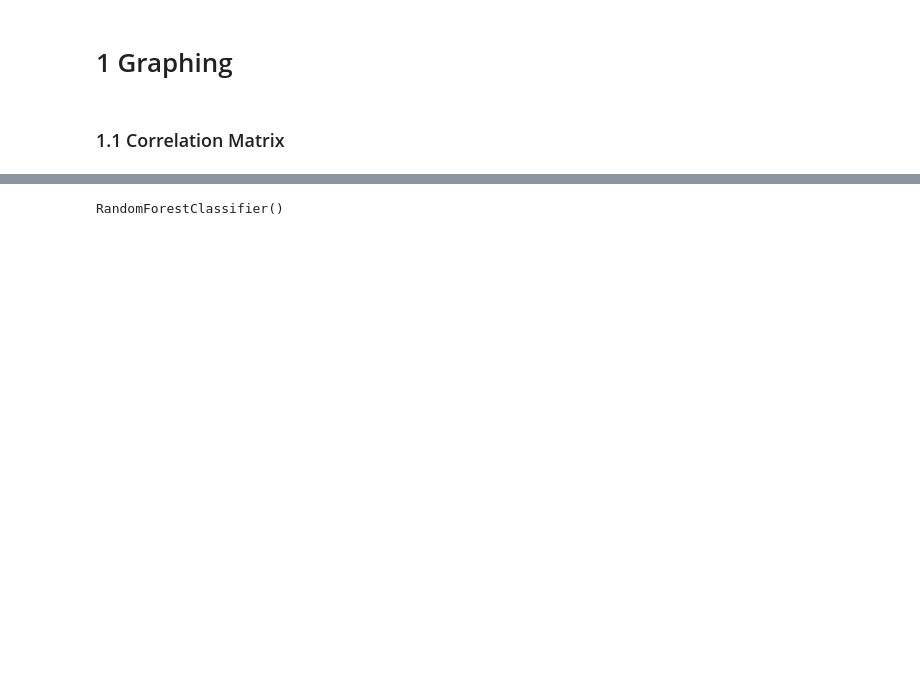
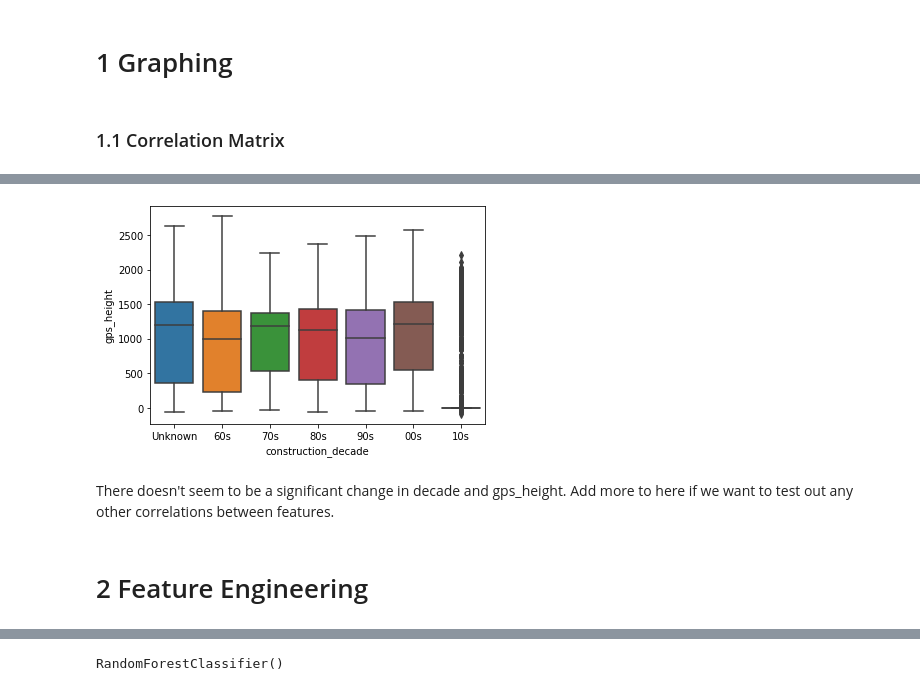
Before and after one commit to JasonErwin/dma-project, a Jupyter notebook: EDA.ipynb, the cells around one changed output, grey strips where cells are left out. Drawn from its saved outputs; the diff is of its cells as text; code cells hidden in the pictures; blank space fills up the shorter version.

```diff
--- a/EDA.ipynb
+++ b/EDA.ipynb
@@ -41,0 +49,11 @@ plt.show()
+# %%
+ax = sns.boxplot(data=df, x='construction_decade', y='gps_height')
+ax.set_xticklabels(['Unknown', '60s', '70s', '80s', '90s', '00s', '10s'])
+plt.show()
+# %% [output]
+[figure, added]
+# %% [markdown]
+There doesn't seem to be a significant change in decade and gps_height.
+Add more to here if we want to test out any other correlations between features.
+# %% [markdown]
+# 2 Feature Engineering
```
Also changed, not shown: parts of 12 cells of this notebook, 3 other files.
